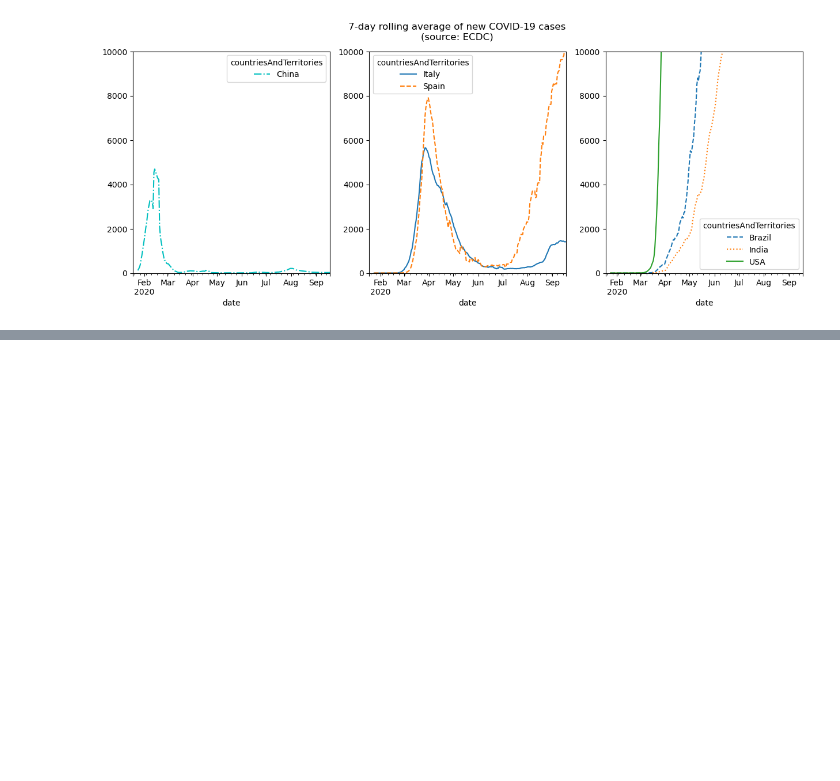
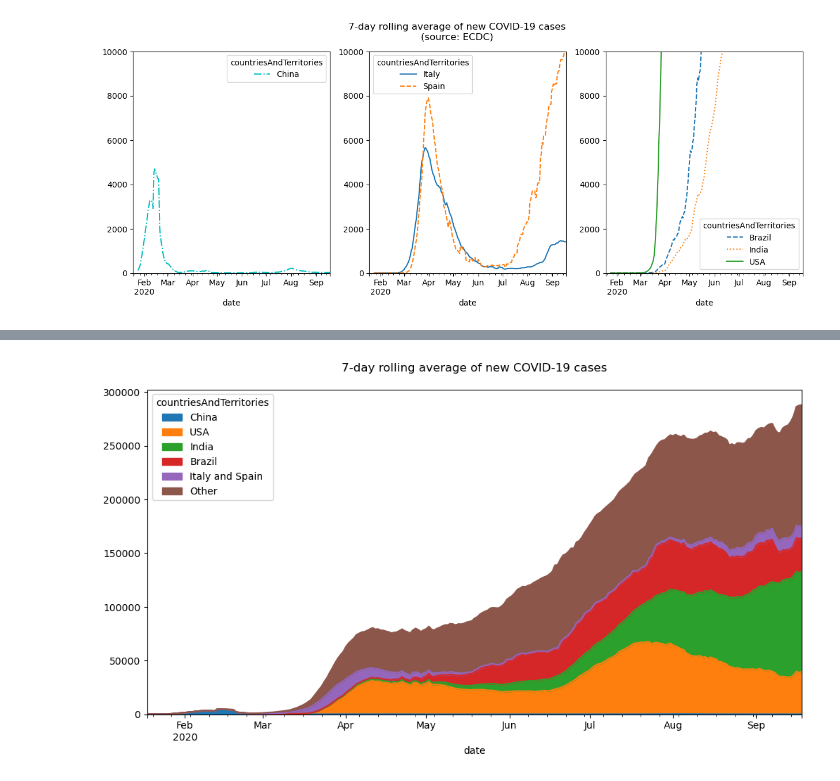
Before and after one commit to nadia-paz/ds-learning, a Jupyter notebook: data_analysis_pandas/11_pandas_viz.ipynb, the cells around one changed output, grey strips where cells are left out. Drawn from its saved outputs; the diff is of its cells as text; code cells hidden in the pictures; blank space fills up the shorter version.

Commit message:
add area plot

```diff
--- a/data_analysis_pandas/11_pandas_viz.ipynb
+++ b/data_analysis_pandas/11_pandas_viz.ipynb
@@ -152,0 +157,8 @@ plt.show()
+# %%
+# countries that will be on the plot, Italy and Spain combined together
+plot_countries = ['China', 'USA', 'India', 'Brazil', 'Italy and Spain', 'Other']
+italy_spain = ['Italy', 'Spain']
+other_countries = [
+    col for col in covid_weekly_ma.columns
+    if col not in plot_countries
+]
@@ -152,0 +221,15 @@ plt.show()
+# %%
+# plot the resulting dataframe
+covid_weekly_ma.sort_index(axis=1).assign(
+    **{
+        'Italy and Spain': lambda x: x[italy_spain].sum(axis=1),
+        'Other': lambda x: x[other_countries].drop(columns=italy_spain).sum(axis=1)
+    }
+)[plot_countries].plot(
+    kind='area',
+    figsize=(12, 6),
+    title = '7-day rolling average of new COVID-19 cases\n'
+)
+plt.show()
+# %% [output]
+[figure, added]
```
Also changed, not shown: parts of 8 cells of this notebook.
